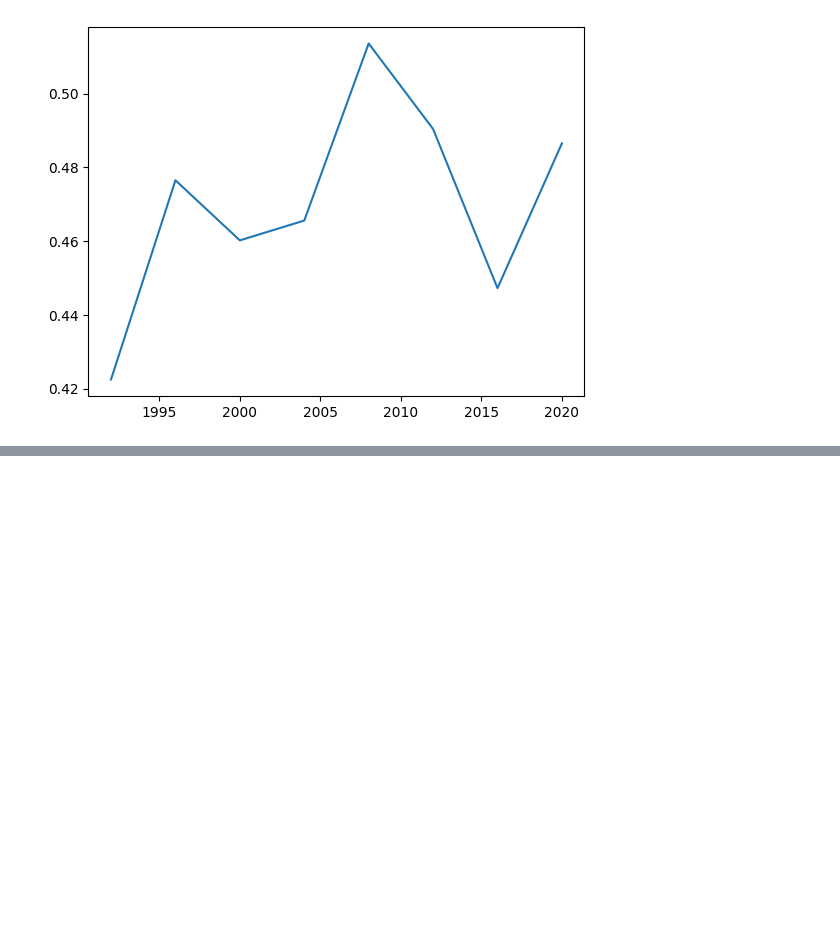
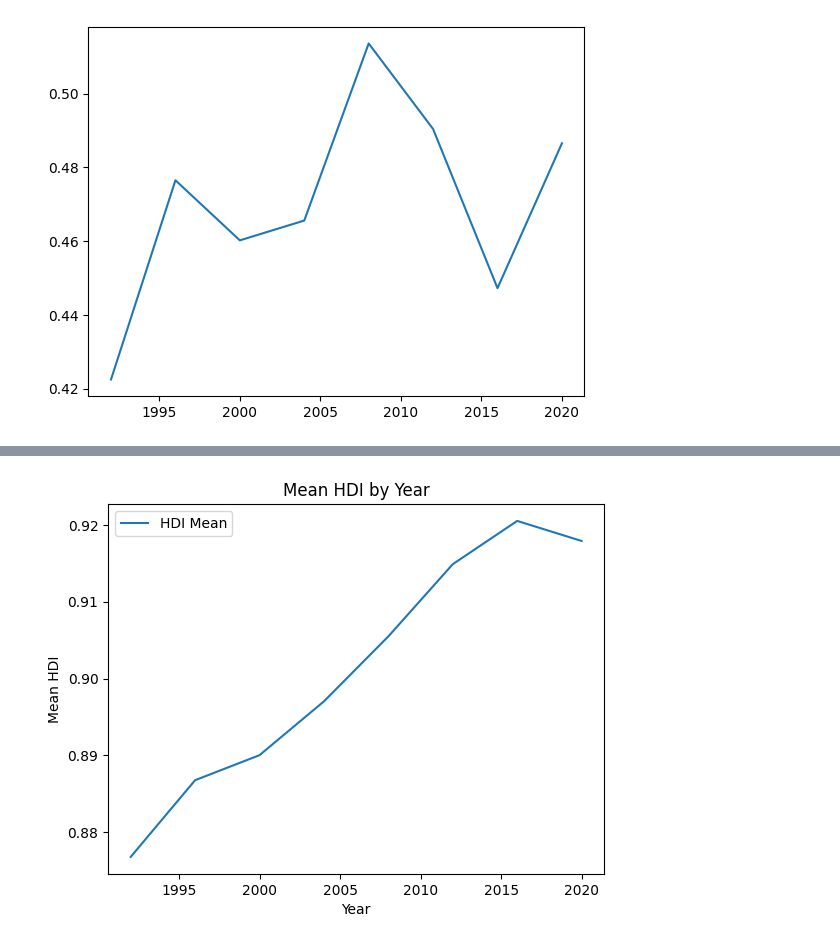
Before and after one commit to SzczypekJ/Predicting-USA-presidential-elections, a Jupyter notebook: test.ipynb, the cells around one changed output, grey strips where cells are left out. Saved outputs shown, nothing was run; the diff lists cells and outputs as text; code cells hidden in the pictures; blank space fills up the shorter version.

```diff
--- a/test.ipynb
+++ b/test.ipynb
@@ -184,0 +216,13 @@ plt.plot(data["Year"].unique(), all_means, label=state)
+# %%
+years = [1992, 1996, 2000, 2004, 2008, 2012, 2016, 2020]
+
+mean_values = [data[data['Year'] == year]['HDI'].mean() for year in years]
+
+plt.plot(years, mean_values, label='HDI Mean')
+plt.xlabel('Year')
+plt.ylabel('Mean HDI')
+plt.title('Mean HDI by Year')
+plt.legend()
+plt.show()
+# %% [output]
+[figure, added]
```
Also changed, not shown: parts of 3 cells of this notebook.
